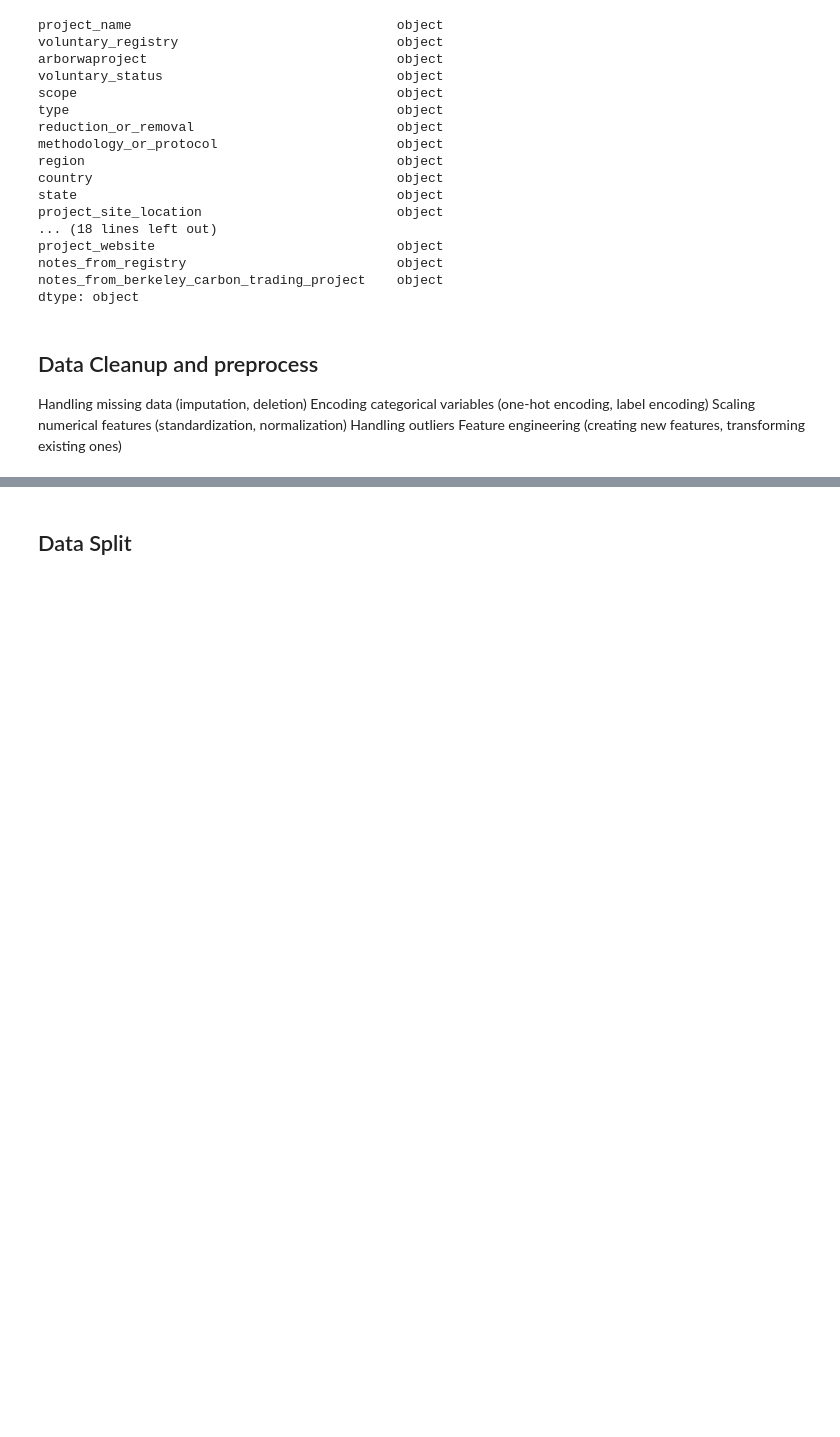
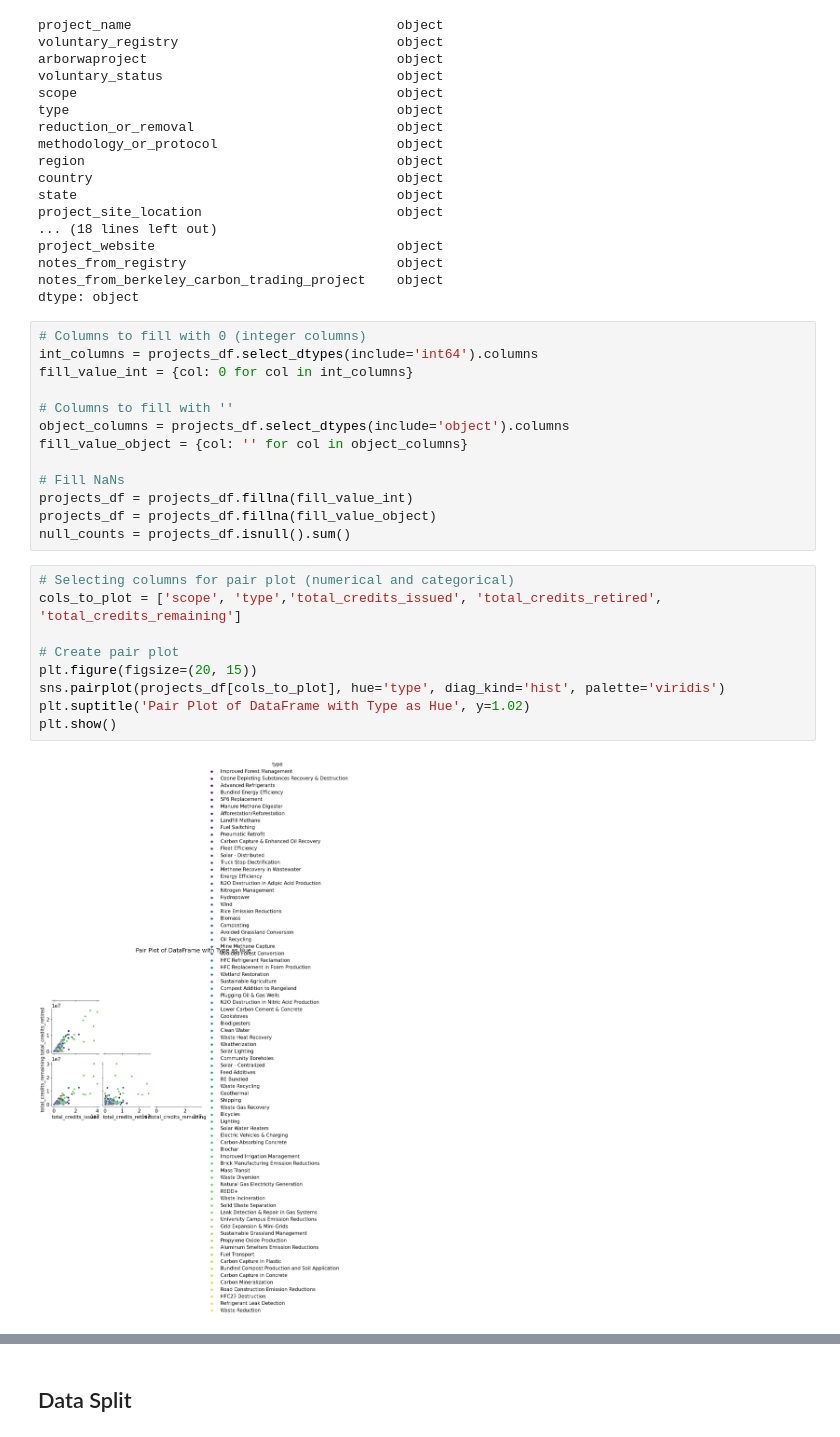
Before and after one commit to MaggieCorry/Capstone_Corry_Hoang_Tajnekar_Rong, a Jupyter notebook: EDA/EDA_V11_Roshni.ipynb, the cells around one changed output, grey strips where cells are left out. Saved outputs shown, nothing was run; the diff lists cells and outputs as text; blank space fills up the shorter version.

```diff
--- a/EDA/EDA_V11_Roshni.ipynb
+++ b/EDA/EDA_V11_Roshni.ipynb
@@ -285,10 +288,27 @@ project_website                               object
 notes_from_registry                           object
 notes_from_berkeley_carbon_trading_project    object
 dtype: object
-# %% [markdown]
-## Data Cleanup and preprocess
-Handling missing data (imputation, deletion)
-Encoding categorical variables (one-hot encoding, label encoding)
-Scaling numerical features (standardization, normalization)
-Handling outliers
-Feature engineering (creating new features, transforming existing ones)
+# %%
+# Columns to fill with 0 (integer columns)
+int_columns = projects_df.select_dtypes(include='int64').columns
+fill_value_int = {col: 0 for col in int_columns}
+
+# Columns to fill with ''
+object_columns = projects_df.select_dtypes(include='object').columns
+fill_value_object = {col: '' for col in object_columns}
+
+# Fill NaNs
+projects_df = projects_df.fillna(fill_value_int)
+projects_df = projects_df.fillna(fill_value_object)
+null_counts = projects_df.isnull().sum()
+# %%
+# Selecting columns for pair plot (numerical and categorical)
+cols_to_plot = ['scope', 'type','total_credits_issued', 'total_credits_retired', 'total_credits_remaining']
+
+# Create pair plot
+plt.figure(figsize=(20, 15))
+sns.pairplot(projects_df[cols_to_plot], hue='type', diag_kind='hist', palette='viridis')
+plt.suptitle('Pair Plot of DataFrame with Type as Hue', y=1.02)
+plt.show()
+# %% [output]
+[figure, added]
```
Also changed, not shown: parts of 10 cells of this notebook.
